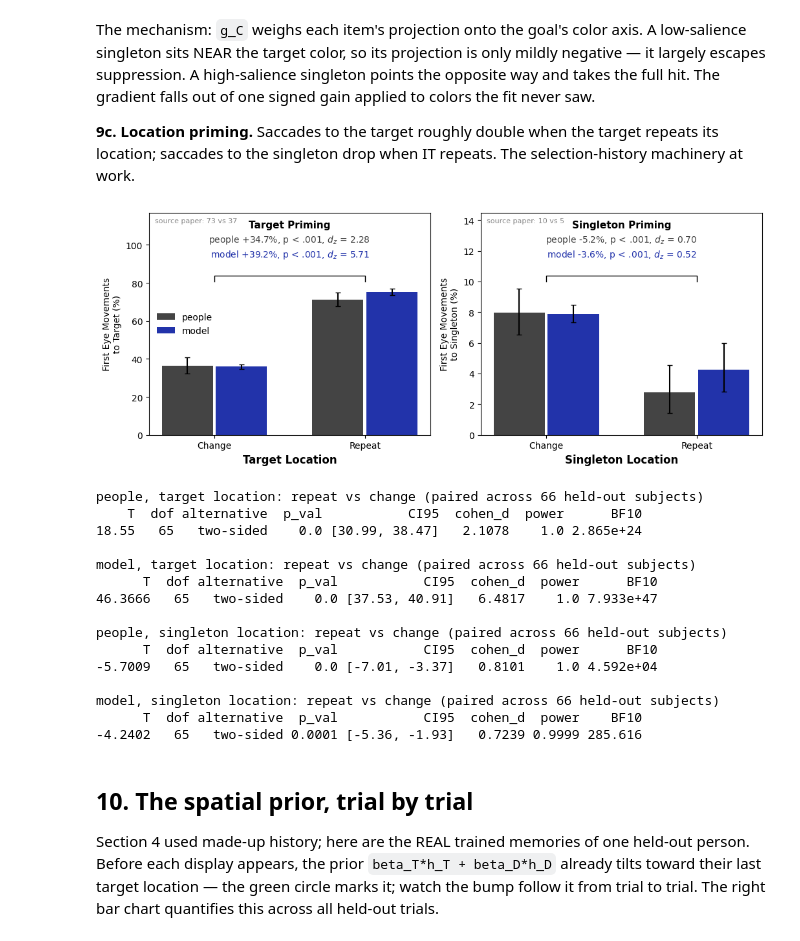
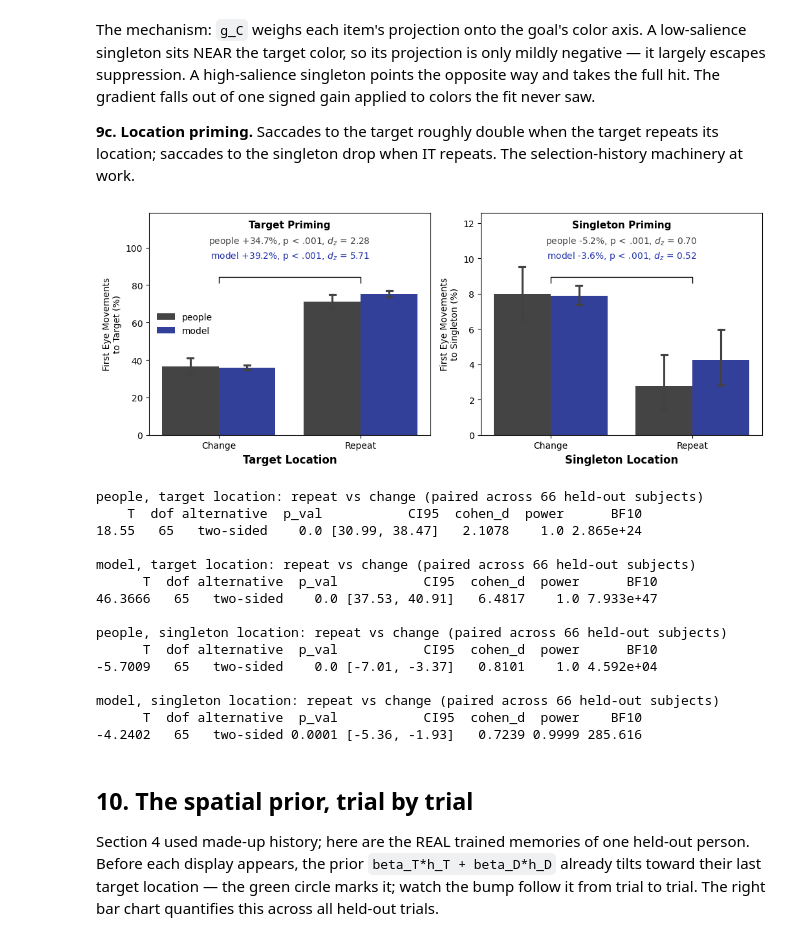
Before and after one commit to HanZhang-psych/Ego-Spatial-Sense, a Jupyter notebook: Visual-Search/tutorial_visual_search.ipynb, the cells around one changed output. Saved outputs shown, nothing was run; the diff lists cells and outputs as text; code cells hidden in the pictures.

```diff
--- a/Visual-Search/tutorial_visual_search.ipynb
+++ b/Visual-Search/tutorial_visual_search.ipynb
@@ -1073,83 +1058,77 @@ sacc2 = sacc.merge(ev2[key + ["prevT", "prevS"]], on=key, how="left")
 gen2 = torch.Generator().manual_seed(1)
 sim2 = torch.multinomial(prob, 1, generator=gen2).squeeze(1)
 simch2 = torch.zeros(N, 6); simch2[torch.arange(N), sim2] = 1
 
-def priming_panel(ax, m_change, m_repeat, pick, effect_name,
-                  what, paper):
+def priming_panel(ax, m_change, m_repeat, pick, effect_name, what):
     """Paper-style priming panel: Change vs Repeat bars (people +
-    model), per-subject means over held-out people, bootstrapped
-    95% CI error bars, model bars from the regenerated saccades,
-    and a bracket annotated with the effect (repeat - change), p,
-    and d_z from a paired t-test across subjects."""
-    frames = []
-    for m_ in (m_change, m_repeat):
+    model from the regenerated saccades), per-subject means over
+    held-out people; seaborn computes the bootstrapped 95% CIs.
+    Bracket: effect (repeat - change), p, and d_z from a paired
+    t-test across subjects."""
+    fr_ = {}
+    for cond, m_ in (("Change", m_change), ("Repeat", m_repeat)):
         d_ = pd.DataFrame(dict(
             si=tt["si"][m_].numpy(),
-            obs=(chose[m_] * pick[m_]).sum(1).numpy(),
-            mod=(simch2[m_] * pick[m_]).sum(1).numpy()))
-        frames.append(d_.groupby("si").mean() * 100)
-    p2 = frames[0].join(frames[1], lsuffix="_ch", rsuffix="_rep").dropna()
-    idx_b = np.random.default_rng(0).integers(0, len(p2), (10000, len(p2)))
-    ci = pd.DataFrame(np.percentile(p2.values[idx_b].mean(1),
-                                    [2.5, 97.5], axis=0).T,
-                      index=p2.columns, columns=["lo", "hi"])
-    series = [("obs", "#444444", "people"), ("mod", "#2233aa", "model")]
-    tests_, top = {}, 0.0
-    x = np.arange(2)
-    for k, (w_, c_, lab) in enumerate(series):
-        cols = [w_ + "_ch", w_ + "_rep"]
-        y = p2[cols].mean().values
-        e = np.stack([y - ci.lo[cols], ci.hi[cols] - y])
-        ax.bar(x + (k - 0.5) * 0.36, y, 0.34, yerr=e, capsize=3,
-               color=c_, label=lab)
-        tests_[w_] = pg.ttest(p2[w_ + "_rep"], p2[w_ + "_ch"],
-                              paired=True)
-        top = max(top, (y + e[1]).max())
-    # the bracket, then one annotation line per series
-    ax.plot([0, 0, 1, 1],
-            [top * 1.05, top * 1.09, top * 1.09, top * 1.05],
+            people=(chose[m_] * pick[m_]).sum(1).numpy(),
+            model=(simch2[m_] * pick[m_]).sum(1).numpy()))
+        fr_[cond] = d_.groupby("si").mean() * 100
+    both = fr_["Change"].join(fr_["Repeat"], lsuffix="_ch",
+                              rsuffix="_rep").dropna()
+    tests_ = {src_: pg.ttest(both[src_ + "_rep"], both[src_ + "_ch"],
+                             paired=True) for src_ in ("people", "model")}
+    long_ = pd.concat([fr.loc[both.index].reset_index().assign(cond=cond)
+                       for cond, fr in fr_.items()])
+    long_ = long_.melt(id_vars=["si", "cond"], var_name="source",
+                       value_name="rate")
+    sns.barplot(data=long_, x="cond", y="rate", hue="source",
+                order=["Change", "Repeat"],
+                hue_order=["people", "model"],
+                palette={"people": "#444444", "model": "#2233aa"},
+                errorbar=("ci", 95), n_boot=10000, seed=0,
+                capsize=0.08, ax=ax)
+    top = long_.groupby(["cond", "source"]).rate.mean().max() * 1.08
+    ax.plot([0, 0, 1, 1], [top, top * 1.04, top * 1.04, top],
             "k-", lw=1)
-    ax.text(0.5, top * 1.42, effect_name, ha="center", fontsize=11,
+    ax.text(0.5, top * 1.36, effect_name, ha="center", fontsize=11,
             fontweight="bold")
-    for k, (w_, c_, lab) in enumerate(series):
-        t_ = tests_[w_]
-        eff = p2[w_ + "_rep"].mean() - p2[w_ + "_ch"].mean()
-        dz = abs(t_["T"].iloc[0]) / np.sqrt(len(p2))
-        ax.text(0.5, top * (1.32 - 0.10 * k),
-                f"{lab} {eff:+.1f}%, {p_str(t_)}, $d_z$ = {dz:.2f}",
+    for k, (src_, c_) in enumerate((("people", "#444444"),
+                                    ("model", "#2233aa"))):
+        t_ = tests_[src_]
+        eff = both[src_ + "_rep"].mean() - both[src_ + "_ch"].mean()
+        dz = abs(t_["T"].iloc[0]) / np.sqrt(len(both))
+        ax.text(0.5, top * (1.26 - 0.10 * k),
+                f"{src_} {eff:+.1f}%, {p_str(t_)}, $d_z$ = {dz:.2f}",
                 ha="center", fontsize=10, color=c_)
-    ax.set_xticks(x, ["Change", "Repeat"])
     ax.set_xlabel(what, fontsize=12, fontweight="bold")
     ax.set_ylabel(f"First Eye Movements\nto {what.split()[0]} (%)")
-    ax.set_ylim(0, top * 1.52)
-    ax.text(0.02, 0.98, paper, transform=ax.transAxes, va="top",
-            fontsize=8, color="#888888")
-    return tests_, len(p2)
+    ax.set_ylim(0, top * 1.46)
+    return tests_, len(both)
 
 fig, axes = plt.subplots(1, 2, figsize=(10.5, 4.2))
 tr = test & first & torch.tensor(sacc2.prevT.values == sacc.targLoc.values)
 tc_ = test & first & torch.tensor((sacc2.prevT.values != sacc.targLoc.values)
                                   & ~np.isnan(sacc2.prevT.values))
 tests_T, nT = priming_panel(axes[0], tc_, tr, isT, "Target Priming",
-                            "Target Location", "source paper: 73 vs 37")
-axes[0].legend(loc="center left", frameon=False)
+                            "Target Location")
+axes[0].legend(loc="center left", frameon=False, title=None)
 sr = test & first & sing_present & torch.tensor(
     (sacc2.prevS.values == sacc.singLoc.values) & (sacc2.prevS.values > 0))
 sc2 = test & first & sing_present & torch.tensor(
     sacc2.prevS.values != sacc.singLoc.values)
 tests_S, nS = priming_panel(axes[1], sc2, sr, isS, "Singleton Priming",
-                            "Singleton Location", "source paper: 10 vs 5")
+                            "Singleton Location")
+axes[1].legend_.remove()
 plt.tight_layout()
 plt.show()
 
 for lab, tests_, n_ in [("target location: repeat vs change", tests_T, nT),
                         ("singleton location: repeat vs change",
                          tests_S, nS)]:
-    for w_, who in (("obs", "people"), ("mod", "model")):
-        print(f"{who}, {lab} (paired across {n_} held-out subjects)")
-        print(tests_[w_].round(4).to_string(index=False), "\n")
+    for src_ in ("people", "model"):
+        print(f"{src_}, {lab} (paired across {n_} held-out subjects)")
+        print(tests_[src_].round(4).to_string(index=False), "\n")
 # %% [output]
-[figure, old version]
+[figure, new version]
 people, target location: repeat vs change (paired across 66 held-out subjects)
     T  dof alternative  p_val           CI95  cohen_d  power      BF10
 18.55   65   two-sided    0.0 [30.99, 38.47]   2.1078    1.0 2.865e+24
```
Also changed, not shown: parts of 2 cells of this notebook.
